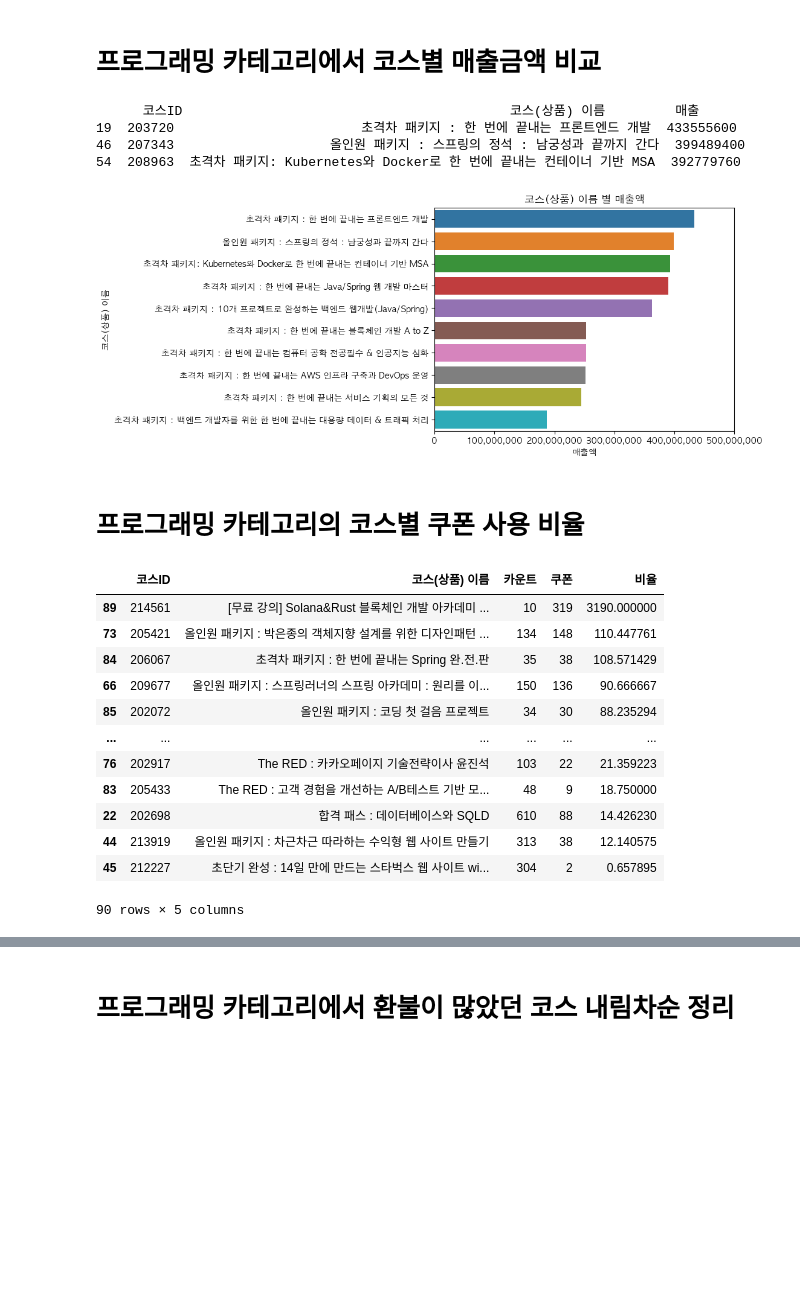
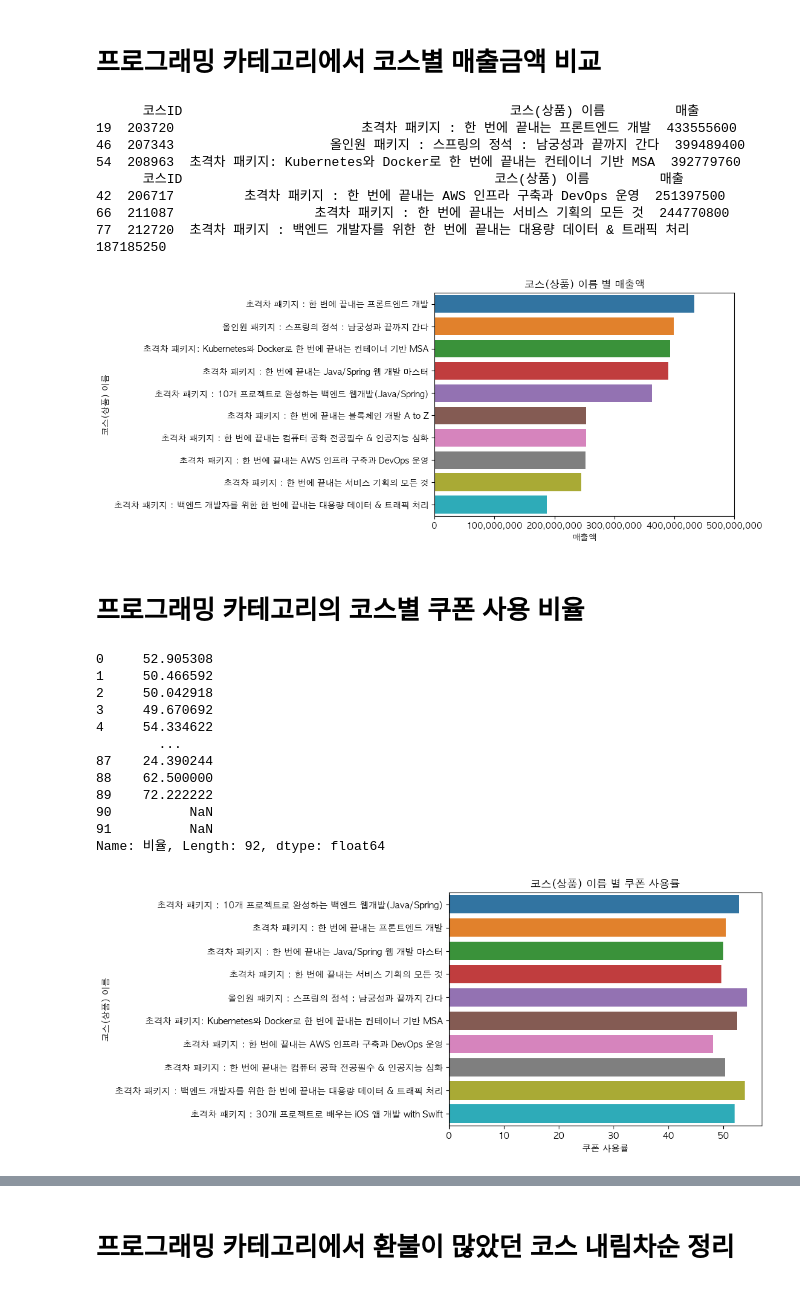
Before and after one commit to hogooba/minpj, a Jupyter notebook: pj.ipynb, the cells around one changed output, grey strips where cells are left out. Drawn from its saved outputs; the diff is of its cells as text; code cells hidden in the pictures; blank space fills up the shorter version.

```diff
--- a/pj.ipynb
+++ b/pj.ipynb
@@ -798,13 +793,14 @@ sum_pro = cat_pro.groupby(['코스ID', '코스(상품) 이름'])['거래금액']
 sum_pro = sum_pro.sort_values('매출', ascending=False)
 
 # 상위 10개의 데이터 선택
-sum_pro = sum_pro[:10]
+sum_pro2 = sum_pro[:10]
 
 # 상위 3개의 구매량 출력
-print(sum_pro.head(3))
+print(sum_pro2.head(3))
+print(sum_pro2.tail(3))
 
 # 카테고리 별 거래횟수 시각화
-sns.barplot(x='매출', y='코스(상품) 이름', data=sum_pro, orient='h')
+sns.barplot(x='매출', y='코스(상품) 이름', data=sum_pro2, orient='h')
 plt.title("코스(상품) 이름 별 매출액")
 plt.xlabel("매출액")
 plt.xticks(plt.xticks()[0], [f"{int(x_value):,}" for x_value in plt.xticks()[0]])
@@ -815,38 +811,51 @@ plt.show()
 19  203720                        초격차 패키지 : 한 번에 끝내는 프론트엔드 개발  433555600
 46  207343                    올인원 패키지 : 스프링의 정석 : 남궁성과 끝까지 간다  399489400
 54  208963  초격차 패키지: Kubernetes와 Docker로 한 번에 끝내는 컨테이너 기반 MSA  392779760
+      코스ID                                        코스(상품) 이름         매출
+42  206717         초격차 패키지 : 한 번에 끝내는 AWS 인프라 구축과 DevOps 운영  251397500
+66  211087                  초격차 패키지 : 한 번에 끝내는 서비스 기획의 모든 것  244770800
+77  212720  초격차 패키지 : 백엔드 개발자를 위한 한 번에 끝내는 대용량 데이터 & 트래픽 처리  187185250
 [figure]
 # %% [markdown]
 # 프로그래밍 카테고리의 코스별 쿠폰 사용 비율
 # %%
 # 각 코스별 쿠폰사용 건수
 
 # 쿠폰 할인액이 0보다 큰 데이터를 cu_pro에 저장
 cu_pro = cat_pro[cat_pro['쿠폰할인액'] > 0]
 
 # 코스ID와 코스이름별로 쿠폰사용 횟수를 저장
 pro_cu = cu_pro.groupby(['코스ID', '코스(상품) 이름'])['쿠폰할인액'].count().reset_index(name='쿠폰')
 
-# 매출 수량(co_pro)과 쿠폰사용수량(pro_cu)를 코스ID와 코스이름을 기준으로 merge
-merged_pro = co_pro.merge(pro_cu, how='inner', on=['코스ID', '코스(상품) 이름'])
+# 매출 수량(co_pro)과 쿠폰사용수량(pro_cu)를 코스ID와 코스이름을 기준으로 merge (거래량이 많은순 정렬을 위해 co_pro에 left join함)
+merged_pro = co_pro.merge(pro_cu, how='left', on=['코스ID', '코스(상품) 이름'])
 
 # 쿠폰 / 카운트 * 100 한 값을 비율 column으로 추가
 merged_pro['비율'] = (merged_pro['쿠폰'] / merged_pro['카운트']) * 100
 
-# 비율의 내림차순으로 정렬
-merged_pro = merged_pro.sort_values('비율', ascending=False)
-merged_pro
+# 거래량이 많은순으로 상위 10개의 데이터 선택
+merged_pro2 = merged_pro[:10]
+
+# 상위 3개의 구매량 출력
+print(merged_pro['비율'])
+
+# 카테고리 별 거래횟수 시각화
+sns.barplot(x='비율', y='코스(상품) 이름', data=merged_pro2, orient='h')
+plt.title("코스(상품) 이름 별 쿠폰 사용률")
+plt.xlabel("쿠폰 사용률")
+plt.ylabel("코스(상품) 이름")
+plt.show()
 # %% [output]
-|  | 코스ID | 코스(상품) 이름 | 카운트 | 쿠폰 | 비율 |
-| 89 | 214561 | [무료 강의] Solana&Rust 블록체인 개발 아카데미 ... | 10 | 319 | 3190.000000 |
-| 73 | 205421 | 올인원 패키지 : 박은종의 객체지향 설계를 위한 디자인패턴 ... | 134 | 148 | 110.447761 |
-| 84 | 206067 | 초격차 패키지 : 한 번에 끝내는 Spring 완.전.판 | 35 | 38 | 108.571429 |
-| 66 | 209677 | 올인원 패키지 : 스프링러너의 스프링 아카데미 : 원리를 이... | 150 | 136 | 90.666667 |
-| 85 | 202072 | 올인원 패키지 : 코딩 첫 걸음 프로젝트 | 34 | 30 | 88.235294 |
-| ... | ... | ... | ... | ... | ... |
-| 76 | 202917 | The RED : 카카오페이지 기술전략이사 윤진석 | 103 | 22 | 21.359223 |
-| 83 | 205433 | The RED : 고객 경험을 개선하는 A/B테스트 기반 모... | 48 | 9 | 18.750000 |
-| 22 | 202698 | 합격 패스 : 데이터베이스와 SQLD | 610 | 88 | 14.426230 |
-| 44 | 213919 | 올인원 패키지 : 차근차근 따라하는 수익형 웹 사이트 만들기 | 313 | 38 | 12.140575 |
-| 45 | 212227 | 초단기 완성 : 14일 만에 만드는 스타벅스 웹 사이트 wi... | 304 | 2 | 0.657895 |
-90 rows × 5 columns
+0     52.905308
+1     50.466592
+2     50.042918
+3     49.670692
+4     54.334622
+        ...
+87    24.390244
+88    62.500000
+89    72.222222
+90          NaN
+91          NaN
+Name: 비율, Length: 92, dtype: float64
+[figure, added]
```
Also changed, not shown: parts of 16 cells of this notebook.
